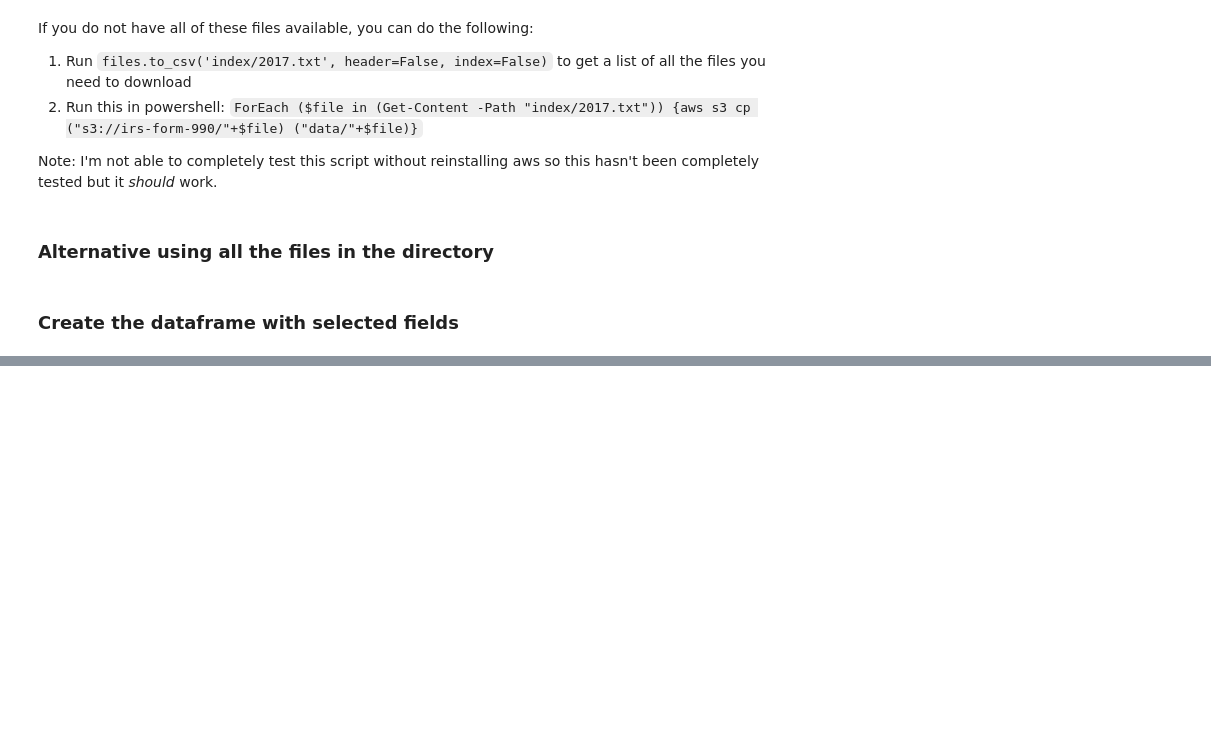
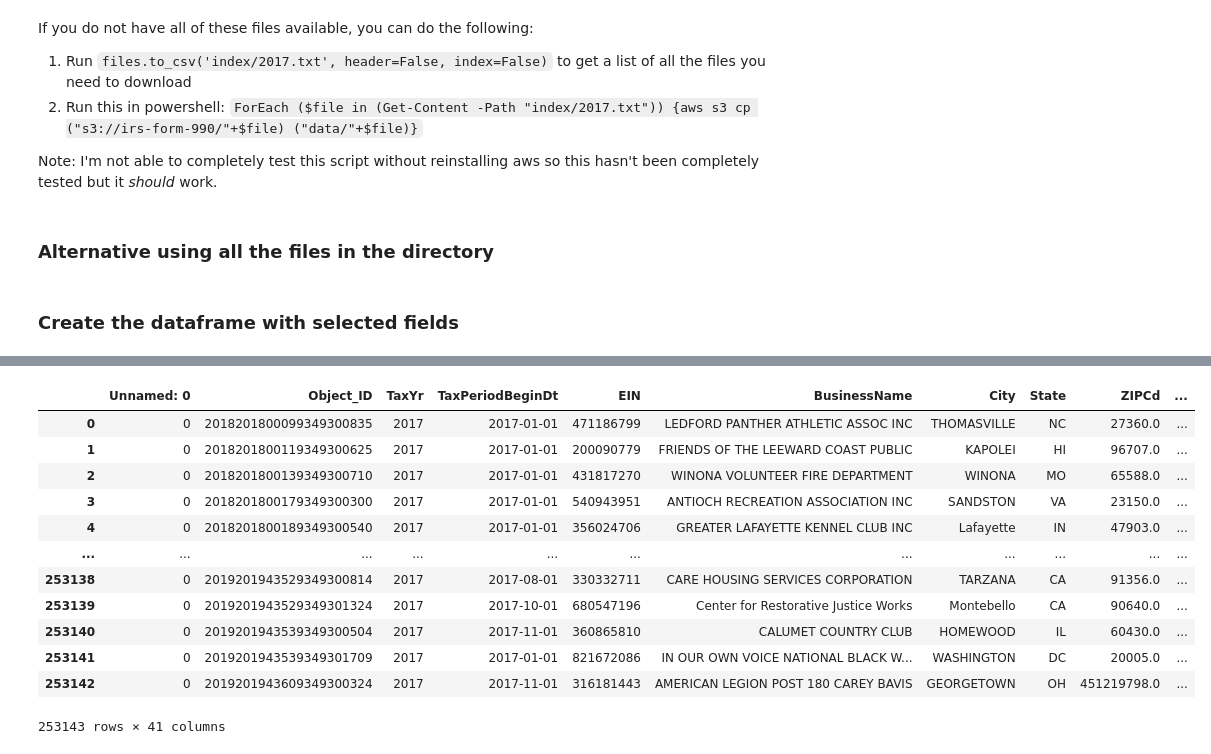
Before and after one commit to ethantenison/Impact_Capital, a Jupyter notebook: 990master.ipynb, the cells around one changed output, grey strips where cells are left out. Drawn from its saved outputs; the diff is of its cells as text; code cells hidden in the pictures; blank space fills up the shorter version.

```diff
--- a/990master.ipynb
+++ b/990master.ipynb
@@ -349,0 +347,18 @@ df.to_csv("data/return_2017.csv")
+# %%
+pd.options.display.max_columns = None
+form990 = pd.read_csv("data/Form_990_2017.csv")
+form990
+# %% [output]
+|  | Unnamed: 0 | Object_ID | TaxYr | TaxPeriodBeginDt | EIN | BusinessName | City | State | ZIPCd | ... |
+| 0 | 0 | 2018201800099349300835 | 2017 | 2017-01-01 | 471186799 | LEDFORD PANTHER ATHLETIC ASSOC INC | THOMASVILLE | NC | 27360.0 | ... |
+| 1 | 0 | 2018201800119349300625 | 2017 | 2017-01-01 | 200090779 | FRIENDS OF THE LEEWARD COAST PUBLIC | KAPOLEI | HI | 96707.0 | ... |
+| 2 | 0 | 2018201800139349300710 | 2017 | 2017-01-01 | 431817270 | WINONA VOLUNTEER FIRE DEPARTMENT | WINONA | MO | 65588.0 | ... |
+| 3 | 0 | 2018201800179349300300 | 2017 | 2017-01-01 | 540943951 | ANTIOCH RECREATION ASSOCIATION INC | SANDSTON | VA | 23150.0 | ... |
+| 4 | 0 | 2018201800189349300540 | 2017 | 2017-01-01 | 356024706 | GREATER LAFAYETTE KENNEL CLUB INC | Lafayette | IN | 47903.0 | ... |
+| ... | ... | ... | ... | ... | ... | ... | ... | ... | ... | ... |
+| 253138 | 0 | 2019201943529349300814 | 2017 | 2017-08-01 | 330332711 | CARE HOUSING SERVICES CORPORATION | TARZANA | CA | 91356.0 | ... |
+| 253139 | 0 | 2019201943529349301324 | 2017 | 2017-10-01 | 680547196 | Center for Restorative Justice Works | Montebello | CA | 90640.0 | ... |
+| 253140 | 0 | 2019201943539349300504 | 2017 | 2017-11-01 | 360865810 | CALUMET COUNTRY CLUB | HOMEWOOD | IL | 60430.0 | ... |
+| 253141 | 0 | 2019201943539349301709 | 2017 | 2017-01-01 | 821672086 | IN OUR OWN VOICE NATIONAL BLACK W... | WASHINGTON | DC | 20005.0 | ... |
+| 253142 | 0 | 2019201943609349300324 | 2017 | 2017-11-01 | 316181443 | AMERICAN LEGION POST 180 CAREY BAVIS | GEORGETOWN | OH | 451219798.0 | ... |
+253143 rows × 41 columns
```
Also changed, not shown: parts of 5 cells of this notebook, 2 other files.
